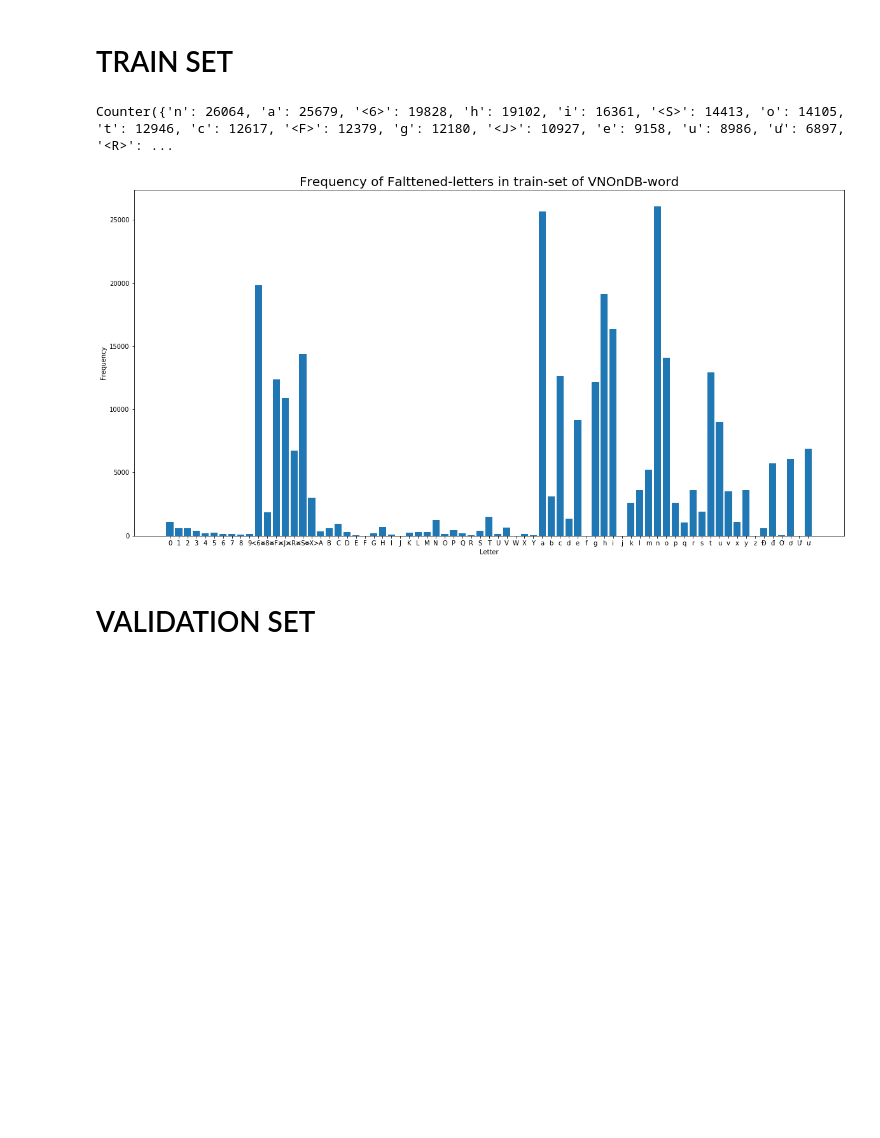
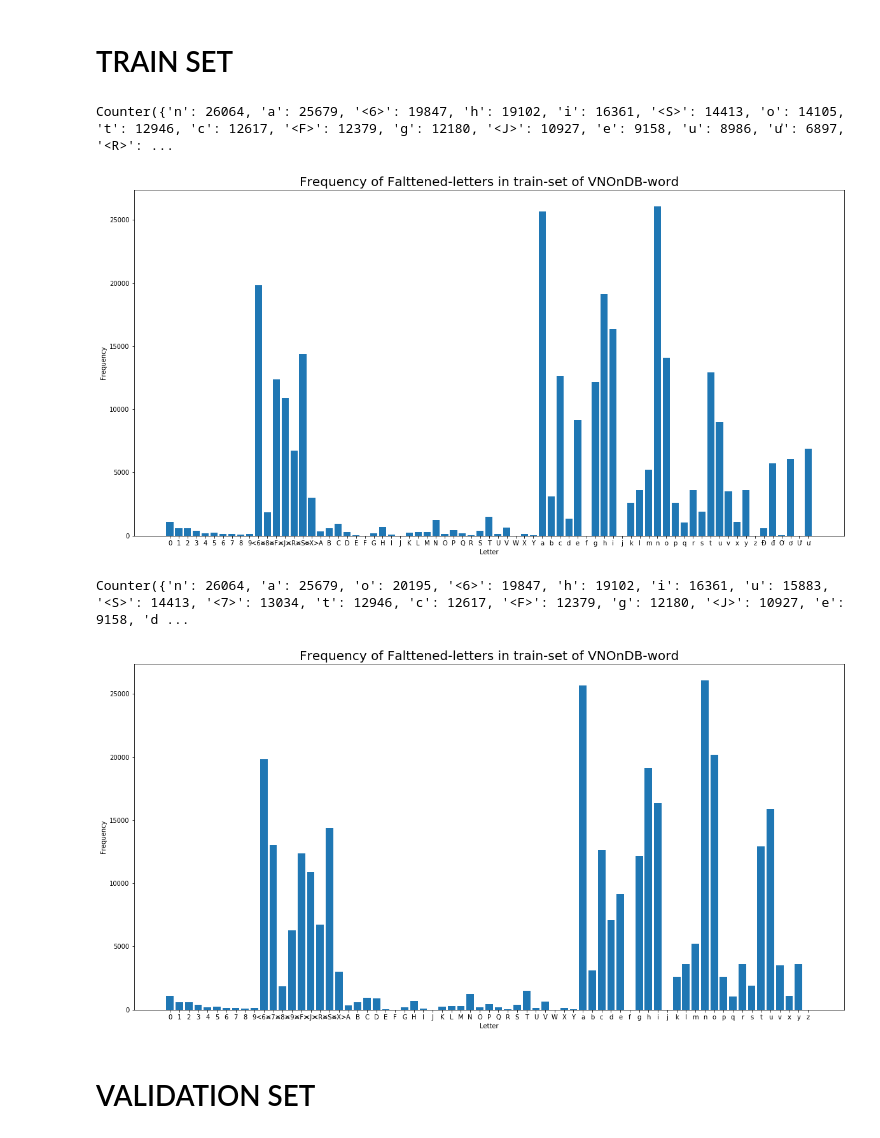
Before and after one commit to VinhLoiIT/vietnamese-htr, a Jupyter notebook: stat/flatten_label.ipynb, the cells around one changed output. Cells and saved outputs as stored; diff of their text form; code cells hidden in the pictures; blank space fills up the shorter version.

```diff
--- a/stat/flatten_label.ipynb
+++ b/stat/flatten_label.ipynb
@@ -146,12 +202,19 @@ Counter({'n': 43466, 'a': 42092, '<6>': 33034, 'h': 31272, 'i': 27014, '<S>': 23
 # %% [markdown]
 # TRAIN SET
 # %%
-train_letters_cnt = get_letters_count('../data/VNOnDB/train_word.csv')
+train_letters_cnt = get_letters_count(flattening_1, '../data/VNOnDB/train_word.csv')
 print(train_letters_cnt)
-plot_bar(train_letters_cnt, 'Frequency of Falttened-letters in train-set of VNOnDB-word', 'word_train/train_flattened_letter_frequency.jpg')
+plot_bar(train_letters_cnt, 'Frequency of Falttened-letters in train-set of VNOnDB-word', 'word_train/train_flattened_1_letter_frequency.jpg')
 # %% [output]
-Counter({'n': 26064, 'a': 25679, '<6>': 19828, 'h': 19102, 'i': 16361, '<S>': 14413, 'o': 14105, 't': 12946, 'c': 12617, '<F>': 12379, 'g': 12180, '<J>': 10927, 'e': 9158, 'u': 8986, 'ư': 6897, '<R>': ...
+Counter({'n': 26064, 'a': 25679, '<6>': 19847, 'h': 19102, 'i': 16361, '<S>': 14413, 'o': 14105, 't': 12946, 'c': 12617, '<F>': 12379, 'g': 12180, '<J>': 10927, 'e': 9158, 'u': 8986, 'ư': 6897, '<R>': ...
 [figure]
+# %%
+train_letters_cnt = get_letters_count(flattening_2, '../data/VNOnDB/train_word.csv')
+print(train_letters_cnt)
+plot_bar(train_letters_cnt, 'Frequency of Falttened-letters in train-set of VNOnDB-word', 'word_train/train_flattened_2_letter_frequency.jpg')
+# %% [output]
+Counter({'n': 26064, 'a': 25679, 'o': 20195, '<6>': 19847, 'h': 19102, 'i': 16361, 'u': 15883, '<S>': 14413, '<7>': 13034, 't': 12946, 'c': 12617, '<F>': 12379, 'g': 12180, '<J>': 10927, 'e': 9158, 'd ...
+[figure, added]
 # %% [markdown]
 # VALIDATION SET
 # %%
```
Also changed, not shown: parts of 12 cells of this notebook, 30 other files.
